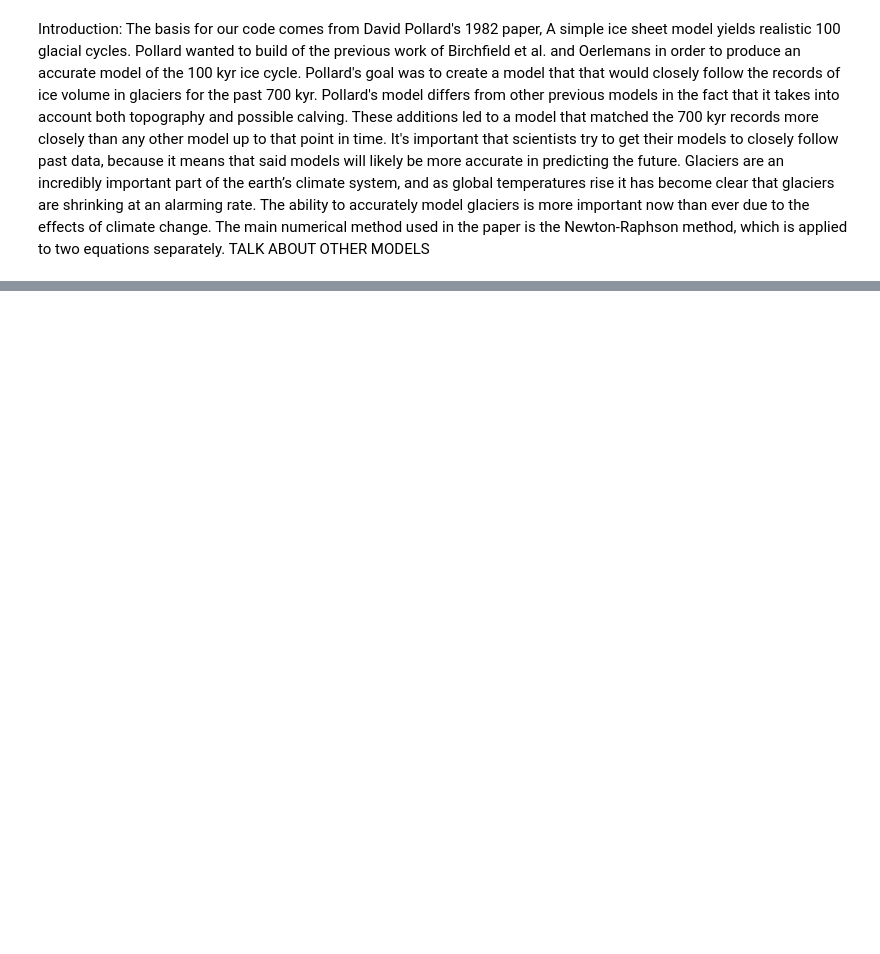
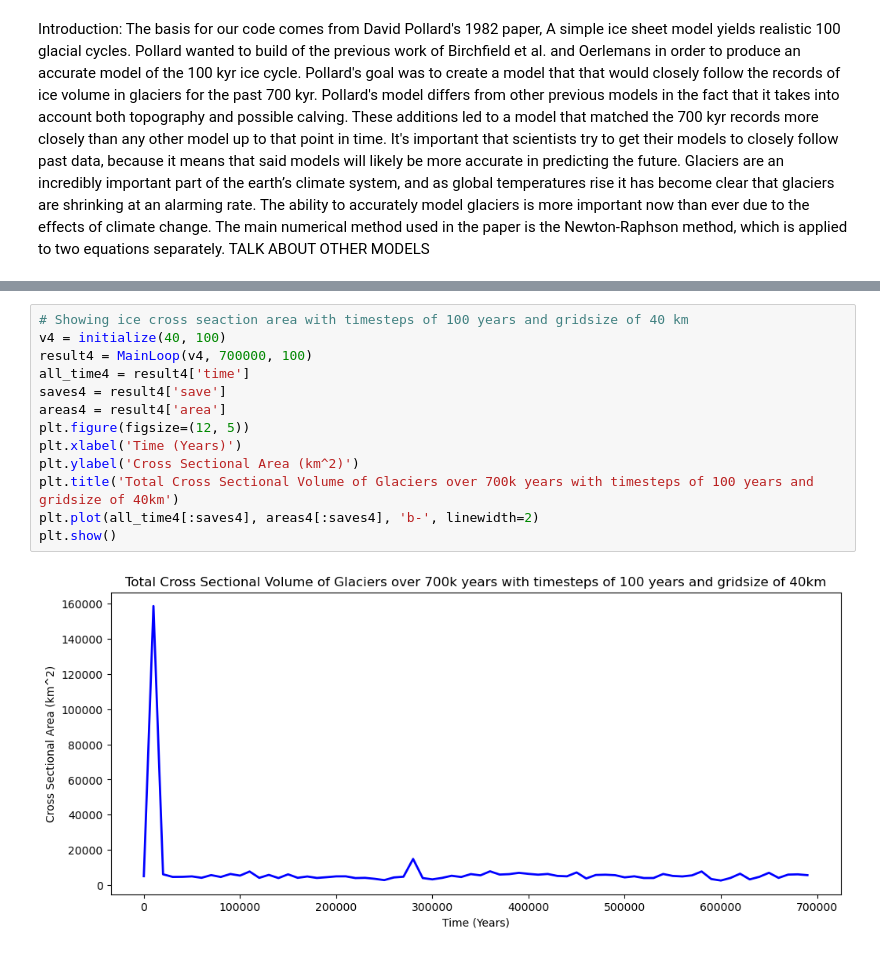
Before and after one commit to scottrivenbark13/ESM-Final-Project, a Jupyter notebook: Rough_Version_Glacier_Scott_and_Justin.ipynb, the cells around one changed output, grey strips where cells are left out. Drawn from its saved outputs; the diff is of its cells as text; blank space fills up the shorter version.

```diff
--- a/Rough_Version_Glacier_Scott_and_Justin.ipynb
+++ b/Rough_Version_Glacier_Scott_and_Justin.ipynb
@@ -265,0 +360,15 @@ The code still isn't completely functional so we don't have any results to discu
+# %%
+# Showing ice cross seaction area with timesteps of 100 years and gridsize of 40 km
+v4 = initialize(40, 100)
+result4 = MainLoop(v4, 700000, 100)
+all_time4 = result4['time']
+saves4 = result4['save']
+areas4 = result4['area']
+plt.figure(figsize=(12, 5))
+plt.xlabel('Time (Years)')
+plt.ylabel('Cross Sectional Area (km^2)')
+plt.title('Total Cross Sectional Volume of Glaciers over 700k years with timesteps of 100 years and gridsize of 40km')
+plt.plot(all_time4[:saves4], areas4[:saves4], 'b-', linewidth=2)
+plt.show()
+# %% [output]
+[figure, added]
```
Also changed, not shown: parts of 16 cells of this notebook.
